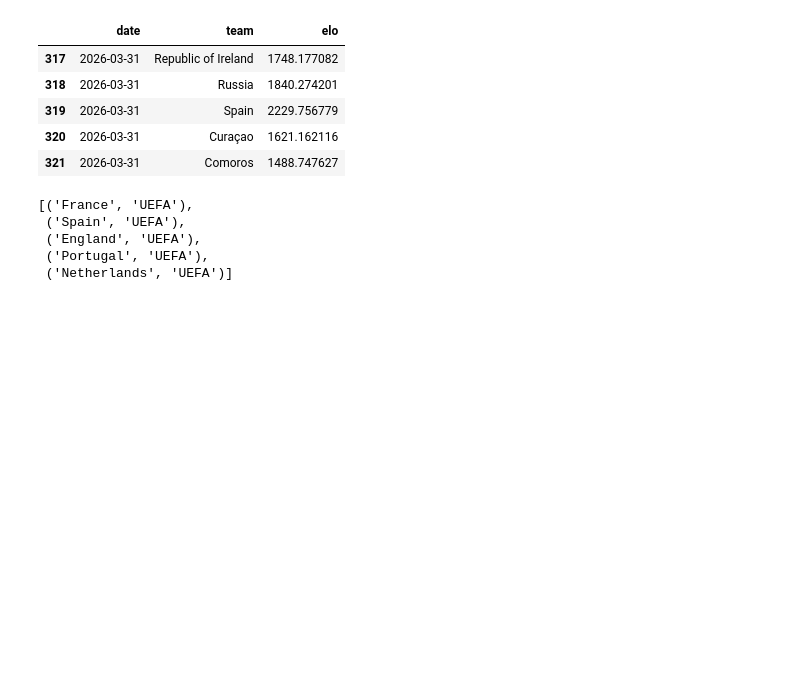
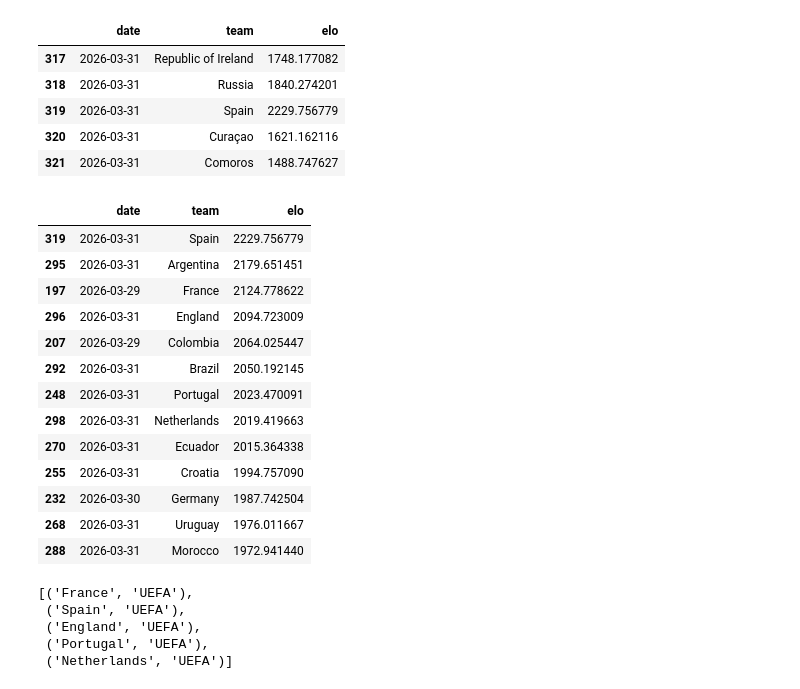
Before and after one commit to anesriad/football_WorldCup_2026_predictions, a Jupyter notebook: notebooks/5-tournament_simulation.ipynb, the cells around one changed output. Drawn from its saved outputs; the diff is of its cells as text; code cells hidden in the pictures; blank space fills up the shorter version.

```diff
--- a/notebooks/5-tournament_simulation.ipynb
+++ b/notebooks/5-tournament_simulation.ipynb
@@ -249,6 +247,23 @@ df_latest_elo.tail()
 | 319 | 2026-03-31 | Spain | 2229.756779 |
 | 320 | 2026-03-31 | Curaçao | 1621.162116 |
 | 321 | 2026-03-31 | Comoros | 1488.747627 |
+# %%
+df_latest_elo.sort_values("elo", ascending=False).head(13)
+# %% [output]
+|  | date | team | elo |
+| 319 | 2026-03-31 | Spain | 2229.756779 |
+| 295 | 2026-03-31 | Argentina | 2179.651451 |
+| 197 | 2026-03-29 | France | 2124.778622 |
+| 296 | 2026-03-31 | England | 2094.723009 |
+| 207 | 2026-03-29 | Colombia | 2064.025447 |
+| 292 | 2026-03-31 | Brazil | 2050.192145 |
+| 248 | 2026-03-31 | Portugal | 2023.470091 |
+| 298 | 2026-03-31 | Netherlands | 2019.419663 |
+| 270 | 2026-03-31 | Ecuador | 2015.364338 |
+| 255 | 2026-03-31 | Croatia | 1994.757090 |
+| 232 | 2026-03-30 | Germany | 1987.742504 |
+| 268 | 2026-03-31 | Uruguay | 1976.011667 |
+| 288 | 2026-03-31 | Morocco | 1972.941440 |
 # %%
 #### create confederation lookup
 
```
Also changed, not shown: parts of 56 cells of this notebook, 2 other files.
